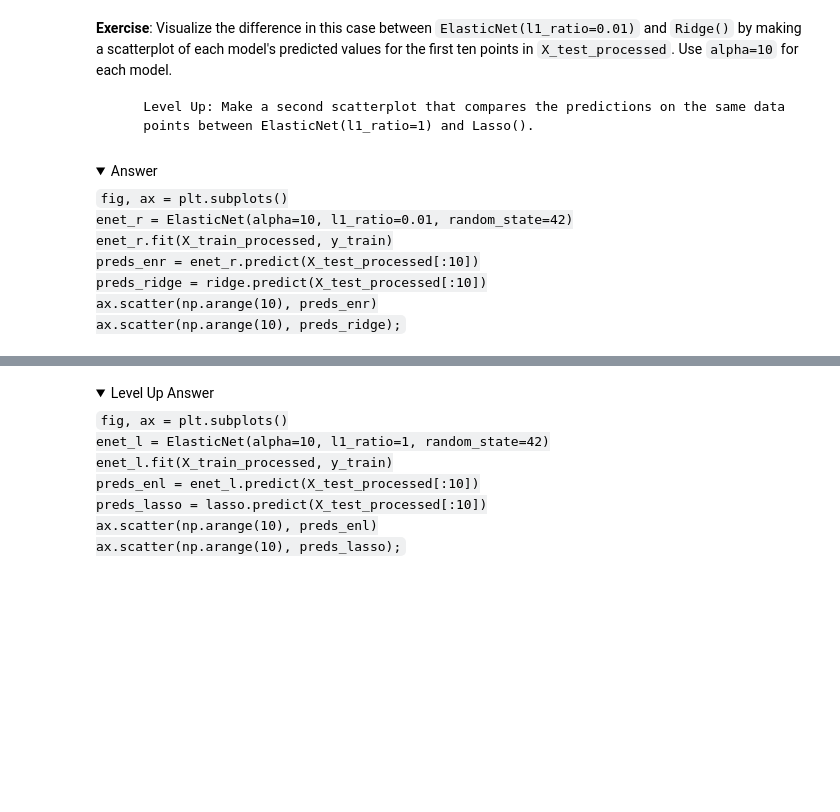
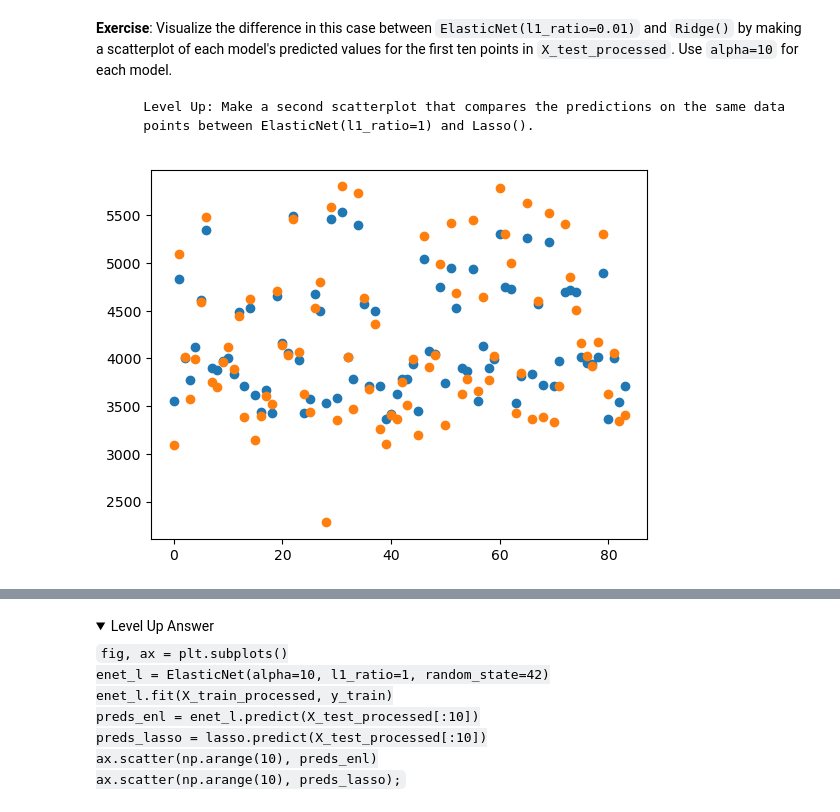
Before and after one commit to DrewAlderfer/NYC-DS-091922, a Jupyter notebook: Phase_3/Phase3_Topic23_Regularization/Regularization_CrossValidation.ipynb, the cells around one changed output, grey strips where cells are left out. Saved outputs shown, nothing was run; the diff lists cells and outputs as text; code cells hidden in the pictures; folded sections open; blank space fills up the shorter version.

```diff
--- a/Phase_3/Phase3_Topic23_Regularization/Regularization_CrossValidation.ipynb
+++ b/Phase_3/Phase3_Topic23_Regularization/Regularization_CrossValidation.ipynb
@@ -402,6 +413,6 @@ ohe = OneHotEncoder(drop='first')
 dummies = ohe.fit_transform(X_train[['species', 'island', 'sex']])
 
 # Getting a DF
-X_train_onehot = pd.DataFrame(dummies.todense(), columns=ohe.get_feature_names_out(), index=X_train.index)
+X_train_onehot = pd.DataFrame(dummies.todense(), columns=ohe.get_feature_names(), index=X_train.index)
 
 X_train_onehot.head()
@@ -416,7 +441,7 @@ We have our training feature matrix:
 - Apply transformation fit_transformed on train set to test feature matrix.
 # %%
 test_dummies = ohe.transform(X_test[['species', 'island', 'sex']])
-test_df = pd.DataFrame(test_dummies.todense(), columns=ohe.get_feature_names_out(),
+test_df = pd.DataFrame(test_dummies.todense(), columns=ohe.get_feature_names(),
                        index=X_test.index)
 X_test_df = pd.concat([X_test[['bill_length_mm', 'bill_depth_mm',
                               'flipper_length_mm']], test_df], axis=1)
@@ -845,15 +1028,14 @@ If you check the docstring for the `ElasticNet()` class you will see:
 
         Level Up: Make a second scatterplot that compares the predictions on the same data
         points between ElasticNet(l1_ratio=1) and Lasso().
-# %% [markdown]
-<details>
-    <summary> Answer
-    </summary>
-    <code>fig, ax = plt.subplots()
-enet_r = ElasticNet(alpha=10, l1_ratio=0.01, random_state=42)
-enet_r.fit(X_train_processed, y_train)
-preds_enr = enet_r.predict(X_test_processed[:10])
-preds_ridge = ridge.predict(X_test_processed[:10])
-ax.scatter(np.arange(10), preds_enr)
-ax.scatter(np.arange(10), preds_ridge);</code>
-        </details>
+# %%
+fig, ax = plt.subplots()
+enet_r = ElasticNet(alpha=10, l1_ratio=0.01, random_state=42)
+enet_r.fit(X_train_processed, y_train)
+preds_enr = enet_r.predict(X_test_processed[:84])
+preds_ridge = ridge.predict(X_test_processed[:84])
+ax.scatter(np.arange(84), preds_enr)
+ax.scatter(np.arange(84), preds_ridge)
+plt.show()
+# %% [output]
+[figure, added]
```
Also changed, not shown: parts of 71 cells of this notebook.
